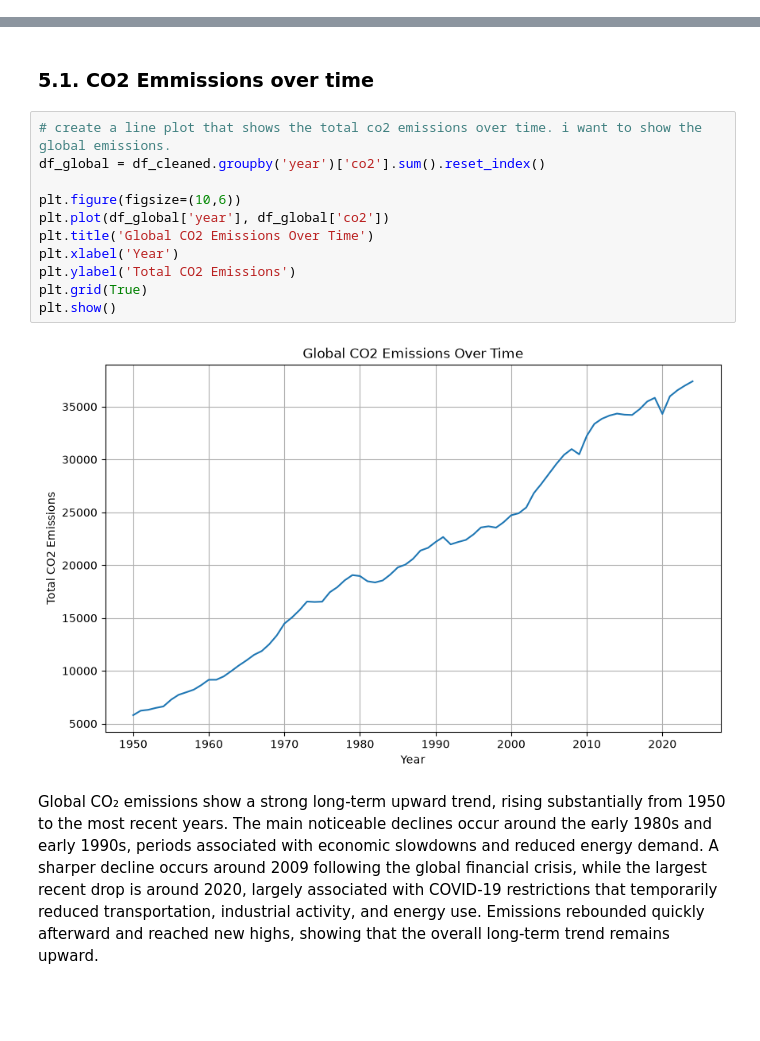
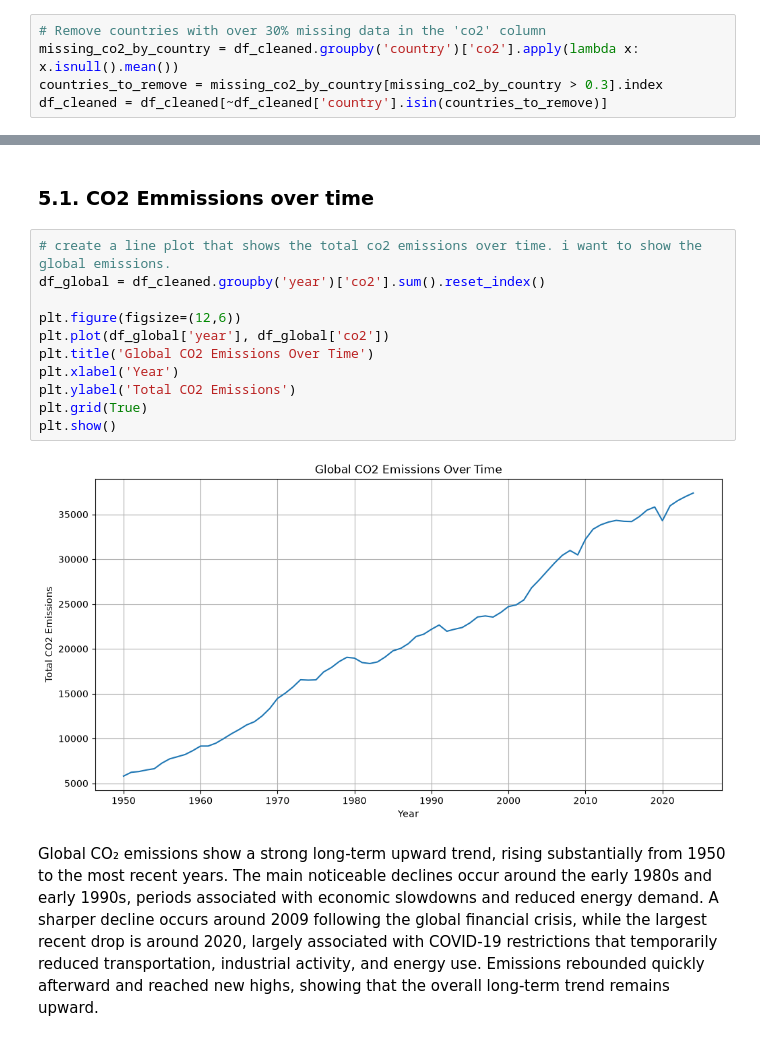
Before and after one commit to chepchiengemmans/Data_nerds_emissions_project, a Jupyter notebook: forecast_cleaning.ipynb, the cells around one changed output, grey strips where cells are left out. Saved outputs shown, nothing was run; the diff lists cells and outputs as text; blank space fills up the shorter version.

Commit message:
Refined data cleaning and preprocessing and worked on the baseline model

```diff
--- a/forecast_cleaning.ipynb
+++ b/forecast_cleaning.ipynb
@@ -454,4 +700,9 @@ Zimbabwe                            0.0
 dtype: float64
+# %%
+# Remove countries with over 30% missing data in the 'co2' column
+missing_co2_by_country = df_cleaned.groupby('country')['co2'].apply(lambda x: x.isnull().mean())
+countries_to_remove = missing_co2_by_country[missing_co2_by_country > 0.3].index
+df_cleaned = df_cleaned[~df_cleaned['country'].isin(countries_to_remove)]
 # %% [markdown]
 ## 5. Exploratory Data Analysis
 # %% [markdown]
@@ -459,16 +710,16 @@ dtype: float64
 # %%
 # create a line plot that shows the total co2 emissions over time. i want to show the global emissions.
 df_global = df_cleaned.groupby('year')['co2'].sum().reset_index()
 
-plt.figure(figsize=(10,6))
+plt.figure(figsize=(12,6))
 plt.plot(df_global['year'], df_global['co2'])
 plt.title('Global CO2 Emissions Over Time')
 plt.xlabel('Year')
 plt.ylabel('Total CO2 Emissions')
 plt.grid(True)
 plt.show()
 # %% [output]
-[figure, old version]
+[figure, new version]
 # %% [markdown]
 Global CO₂ emissions show a strong long-term upward trend, rising substantially from 1950 to the most recent years. The main noticeable declines occur around the early 1980s and early 1990s, periods associated with economic slowdowns and reduced energy demand. A sharper decline occurs around 2009 following the global financial crisis, while the largest recent drop is around 2020, largely associated with COVID-19 restrictions that temporarily reduced transportation, industrial activity, and energy use. Emissions rebounded quickly afterward and reached new highs, showing that the overall long-term trend remains upward.
 # %% [markdown]
```
Also changed, not shown: parts of 32 cells of this notebook.
